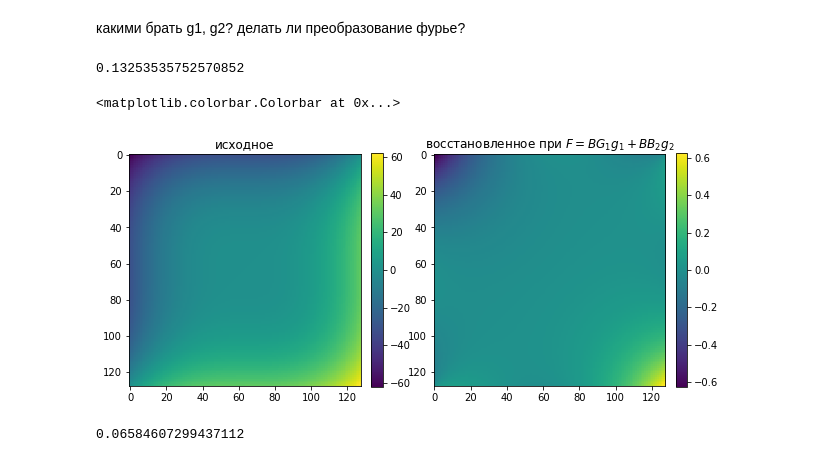
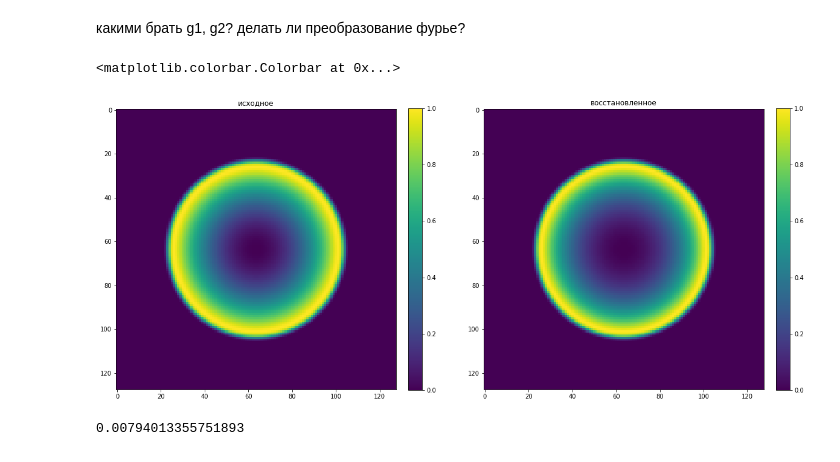
Before and after one commit to Satbek/-ourse-work-sem7, a Jupyter notebook: src/Results/Variotional Method.ipynb, the cells around one changed output. Saved outputs shown, nothing was run; the diff lists cells and outputs as text; code cells hidden in the pictures.

```diff
--- a/src/Results/Variotional Method.ipynb
+++ b/src/Results/Variotional Method.ipynb
@@ -51,21 +99,31 @@ def get_F(g1, g2, h):
 #     mat2 = np.dot(create_B(size), create_G2(size))/h
 #     F2 = np.dot(mat2, g2)
 #вариант 2
-    mat1 = np.dot(create_G1(size), g1)/h
+    mat1 = np.dot(create_G1(size)/h, g1)
     F1 = np.dot(mat1, create_B(size))
     mat2 = np.dot(create_B(size), g2)/h
     F2 = np.dot(mat2, create_G2(size))
-
     return F1 + F2
 # %% [markdown]
 Почему-то если умножать так $G_1g_1B + Bg_2G_2$ то метод работает для функций $x^{2k+1} + y^{2k+1}$
+# %%
+def super_gauss(x, y, a, N):
+    return np.exp(-((x**2 + y**2) / a**2) ** N)
+    #return np.exp(-((x**2 + y**2) / 2.88 * np.pi) ** 10)
 # %%
 def method(g1, g2, alfa, gamma, h):
     f = np.fft.fft2(get_F(g1, g2, h))
+    #f = np.fft.fft2(np.conj(f))
+    #cдвиг
+    #f = np.fft.fftshift(f)
     lamda = get_lamda(f.shape[0], h)
     mu = get_mu(f.shape[0], h)
-    res = np.zeros(f.shape)
+    res = np.zeros(f.shape, dtype=complex)
     for k in range(res.shape[0]):
         for l in range(res.shape[1]):
-            res[k,l] = (lamda[k]*mu[l] + mu[k]*lamda[l] + alfa*mu[k]*mu[l] + gamma*lamda[k]*lamda[l])
-    return np.fft.ifft2(f/res)
+            res[k,l] = (lamda[k]*mu[l] + mu[k]*lamda[l] + alfa * mu[k]*mu[l] + gamma * lamda[k]*lamda[l])
+    #res = np.fft.ifftshift(res)
+    res = np.fft.ifft2(f/res)
+    return np.real(res)
+
+    #return np.real(np.fft.ifft2((np.conj(res))))
@@ -82,21 +136,42 @@ g2, g1 = 3 * y ** 2 , 3 * x**2
+# %%
+M = 7
+#должно быть так ! исправь баг!
+y, x = data.get_plane(-np.pi, np.pi, -np.pi, np.pi, M)
+
+#y, x = data.get_plane(0, 2 * np.pi, 0, 2 * np.pi, M)
+h = 2*np.pi / 2**M
+im = x ** 2 + y ** 2
+gauss = super_gauss(x, y, 2, 20)
+im *= gauss
+g1, g2 = 2 * x,  2 * y
+g1 *= gauss
+g2 *= gauss
+
+# g1, g2 = grad.Hudgin_gradien_model(im)
+# g1 /= h
+# g2 /= h
+
+fig, axes = plt.subplots(1,2, figsize = (20,10))
+restored = method(g1,g2, 2, 0.001, h)
+#нормировка исходного
+im -= im.min()
+im /= im.max()
+#нормировка полученного
+restored -= restored.min()
+restored *= gauss
+restored /= restored.max()
+
+img1 = axes[0].imshow(im)
+img2 = axes[1].imshow((restored))
+axes[0].set_title('исходное')
+axes[1].set_title('восстановленное')
+fig.colorbar(img1, ax = axes[0],fraction=0.046, pad=0.04)
+fig.colorbar(img2, ax = axes[1],fraction=0.046, pad=0.04)
+#fig.savefig('variational_very_bad.png')
+# %% [output]
+<matplotlib.colorbar.Colorbar at 0x...>
+[figure, added]
 # %%
-mse(im, np.abs(method(g1,g2, 900,0.02, h)))
+mse(im,method(g1,g2, 3, 0.001, h))
 # %% [output]
-0.13253535752570852
+0.00794013355751893
-# %%
-fig, axes = plt.subplots(1,2, figsize = (10,15))
-axes[0].set_title('исходное')
-img1 = axes[0].imshow(im)
-img2 = axes[1].imshow(np.real(method(g1,g2,0.50,0.01, h)))
-axes[1].set_title('восстановленное при $F = BG_1g_1  + BB_2g_2$')
-fig.colorbar(img1, ax = axes[0],fraction=0.046, pad=0.04)
-fig.colorbar(img2, ax = axes[1],fraction=0.046, pad=0.04)
-
-#fig.savefig('variational_very_bad.png')
-# %% [output]
-<matplotlib.colorbar.Colorbar at 0x...>
-[figure, removed]
-# %%
-np.abs(method(g1,g2,0.50,0.01, h)).max()
-# %% [output]
-0.06584607299437112
```
Also changed, not shown: parts of 7 cells of this notebook, 7 other files.
